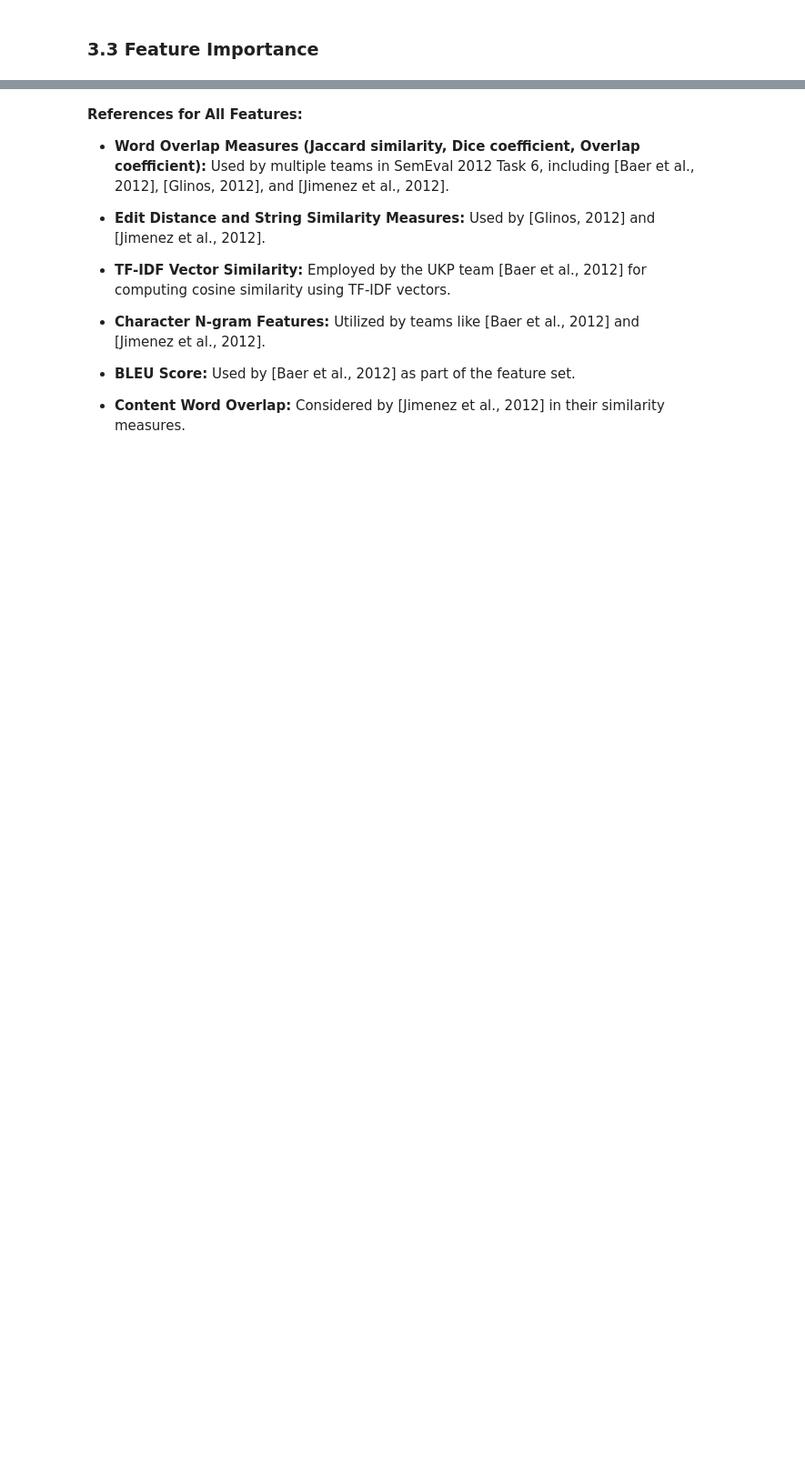
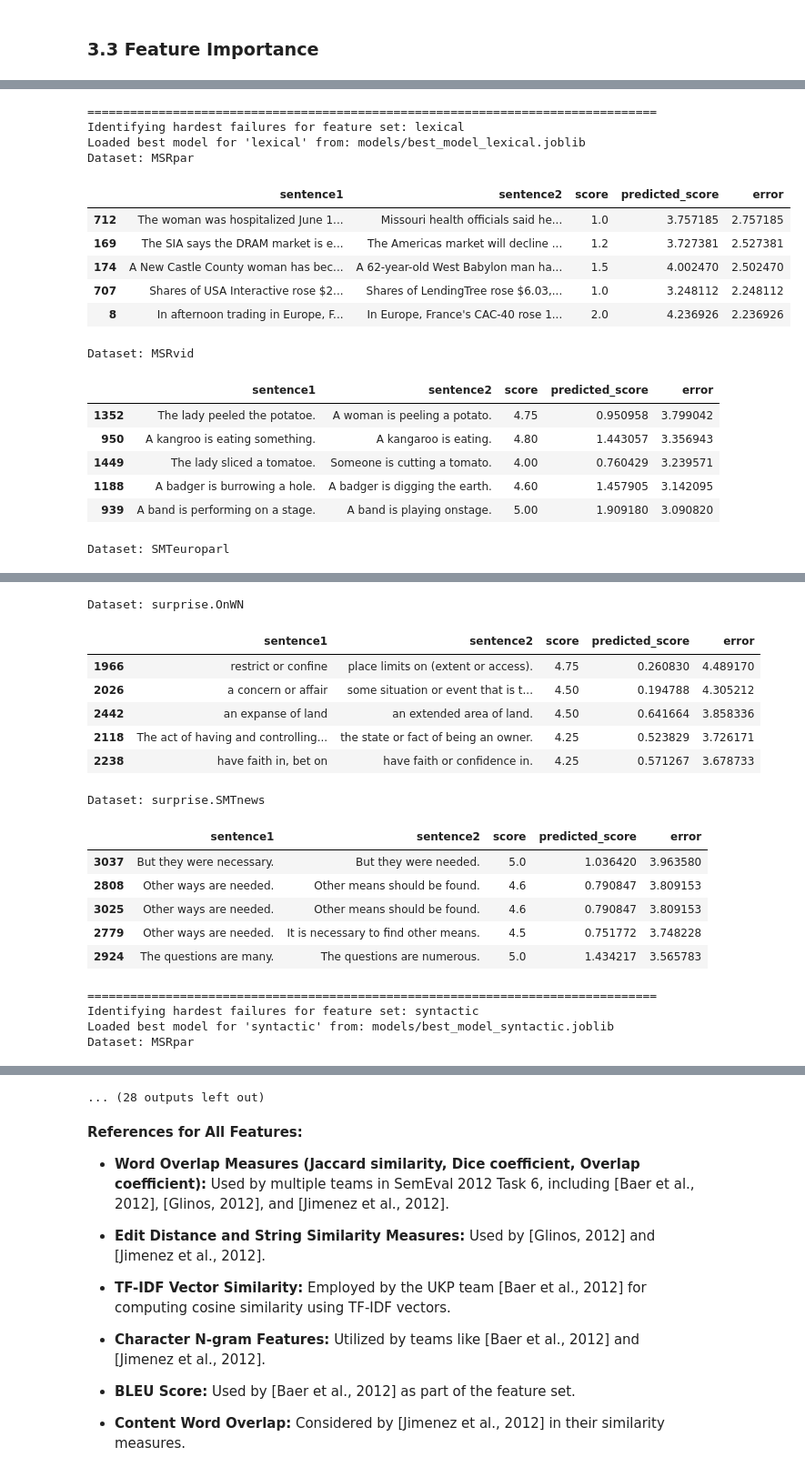
Before and after one commit to oriolmirolf/MAI-IHLT, a Jupyter notebook: project/main.ipynb, the cells around one changed output, grey strips where cells are left out. Shown at 91% size. Cells and saved outputs as stored; diff of their text form; code cells hidden in the pictures; blank space fills up the shorter version.

```diff
--- a/project/main.ipynb
+++ b/project/main.ipynb
@@ -112,3 +139,7 @@ test_df = extractor.extract_features_parallel(test_data)
+# %%
+# load them
+train_df = pd.read_csv(train_csv_path)
+test_df = pd.read_csv(test_csv_path)
 # %% [markdown]
 ## 3. Experiments
 # %% [markdown]
@@ -129,12 +162,19 @@ feature_sets = {
 # %%
-from scripts.experiments import run_experiment
+model_save_path = 'models'
+os.makedirs(model_save_path, exist_ok=True)
 
+# Prepare a dictionary to store metrics
+metrics_dict = {}
+
+# Run experiments to find the best models
 for feature_set_name, feature_columns in feature_sets.items():
     print("="*80)
-    print(f"Running experiments for feature set: {feature_set_name}")
-    model, test_predictions_df, feature_importances = run_experiment(
+    print(f"Running experiment for feature set: {feature_set_name}")
+    metrics = run_experiment(
         train_df,
         test_df.copy(),
         feature_columns,
-        feature_set_name
+        feature_set_name,
+        model_save_path
     )
+    metrics_dict[feature_set_name] = metrics
@@ -209,0 +247,41 @@ for dataset in datasets:
+# %%
+for feature_set_name in feature_set_names:
+    print("="*80)
+    print(f"Identifying hardest failures for feature set: {feature_set_name}")
+
+    # Load the best model
+    best_model = load_best_model(feature_set_name, model_save_path)
+
+    # Predict on test data
+    X_test = test_df[feature_sets[feature_set_name]]
+    y_test = test_df['score']
+    y_pred = best_model.predict(X_test)
+    test_df_copy = test_df.copy()
+    test_df_copy['predicted_score'] = y_pred
+
+    # Get hardest failures
+    failures = get_hardest_failures(test_df_copy, test_data, y_true_col='score', y_pred_col='predicted_score', top_n=5)
+
+    # Display failures
+    for dataset, df_failures in failures.items():
+        print(f"Dataset: {dataset}")
+        display(df_failures)
+# %% [output]
+================================================================================
+Identifying hardest failures for feature set: lexical
+Loaded best model for 'lexical' from: models/best_model_lexical.joblib
+Dataset: MSRpar
+|  | sentence1 | sentence2 | score | predicted_score | error |
+| 712 | The woman was hospitalized June 1... | Missouri health officials said he... | 1.0 | 3.757185 | 2.757185 |
+| 169 | The SIA says the DRAM market is e... | The Americas market will decline ... | 1.2 | 3.727381 | 2.527381 |
+| 174 | A New Castle County woman has bec... | A 62-year-old West Babylon man ha... | 1.5 | 4.002470 | 2.502470 |
+| 707 | Shares of USA Interactive rose $2... | Shares of LendingTree rose $6.03,... | 1.0 | 3.248112 | 2.248112 |
+| 8 | In afternoon trading in Europe, F... | In Europe, France's CAC-40 rose 1... | 2.0 | 4.236926 | 2.236926 |
+Dataset: MSRvid
+|  | sentence1 | sentence2 | score | predicted_score | error |
+| 1352 | The lady peeled the potatoe. | A woman is peeling a potato. | 4.75 | 0.950958 | 3.799042 |
+| 950 | A kangroo is eating something. | A kangaroo is eating. | 4.80 | 1.443057 | 3.356943 |
+| 1449 | The lady sliced a tomatoe. | Someone is cutting a tomato. | 4.00 | 0.760429 | 3.239571 |
+| 1188 | A badger is burrowing a hole. | A badger is digging the earth. | 4.60 | 1.457905 | 3.142095 |
+| 939 | A band is performing on a stage. | A band is playing onstage. | 5.00 | 1.909180 | 3.090820 |
+Dataset: SMTeuroparl
@@ -209,0 +294,18 @@ for dataset in datasets:
+Dataset: surprise.OnWN
+|  | sentence1 | sentence2 | score | predicted_score | error |
+| 1966 | restrict or confine | place limits on (extent or access). | 4.75 | 0.260830 | 4.489170 |
+| 2026 | a concern or affair | some situation or event that is t... | 4.50 | 0.194788 | 4.305212 |
+| 2442 | an expanse of land | an extended area of land. | 4.50 | 0.641664 | 3.858336 |
+| 2118 | The act of having and controlling... | the state or fact of being an owner. | 4.25 | 0.523829 | 3.726171 |
+| 2238 | have faith in, bet on | have faith or confidence in. | 4.25 | 0.571267 | 3.678733 |
+Dataset: surprise.SMTnews
+|  | sentence1 | sentence2 | score | predicted_score | error |
+| 3037 | But they were necessary. | But they were needed. | 5.0 | 1.036420 | 3.963580 |
+| 2808 | Other ways are needed. | Other means should be found. | 4.6 | 0.790847 | 3.809153 |
+| 3025 | Other ways are needed. | Other means should be found. | 4.6 | 0.790847 | 3.809153 |
+| 2779 | Other ways are needed. | It is necessary to find other means. | 4.5 | 0.751772 | 3.748228 |
+| 2924 | The questions are many. | The questions are numerous. | 5.0 | 1.434217 | 3.565783 |
+================================================================================
+Identifying hardest failures for feature set: syntactic
+Loaded best model for 'syntactic' from: models/best_model_syntactic.joblib
+Dataset: MSRpar
@@ -210,3 +318,4 @@ for dataset in datasets:
+... (28 outputs left out)
 # %% [markdown]
 
 **References for All Features:**
```
Also changed, not shown: parts of 19 cells of this notebook, 11 other files.
